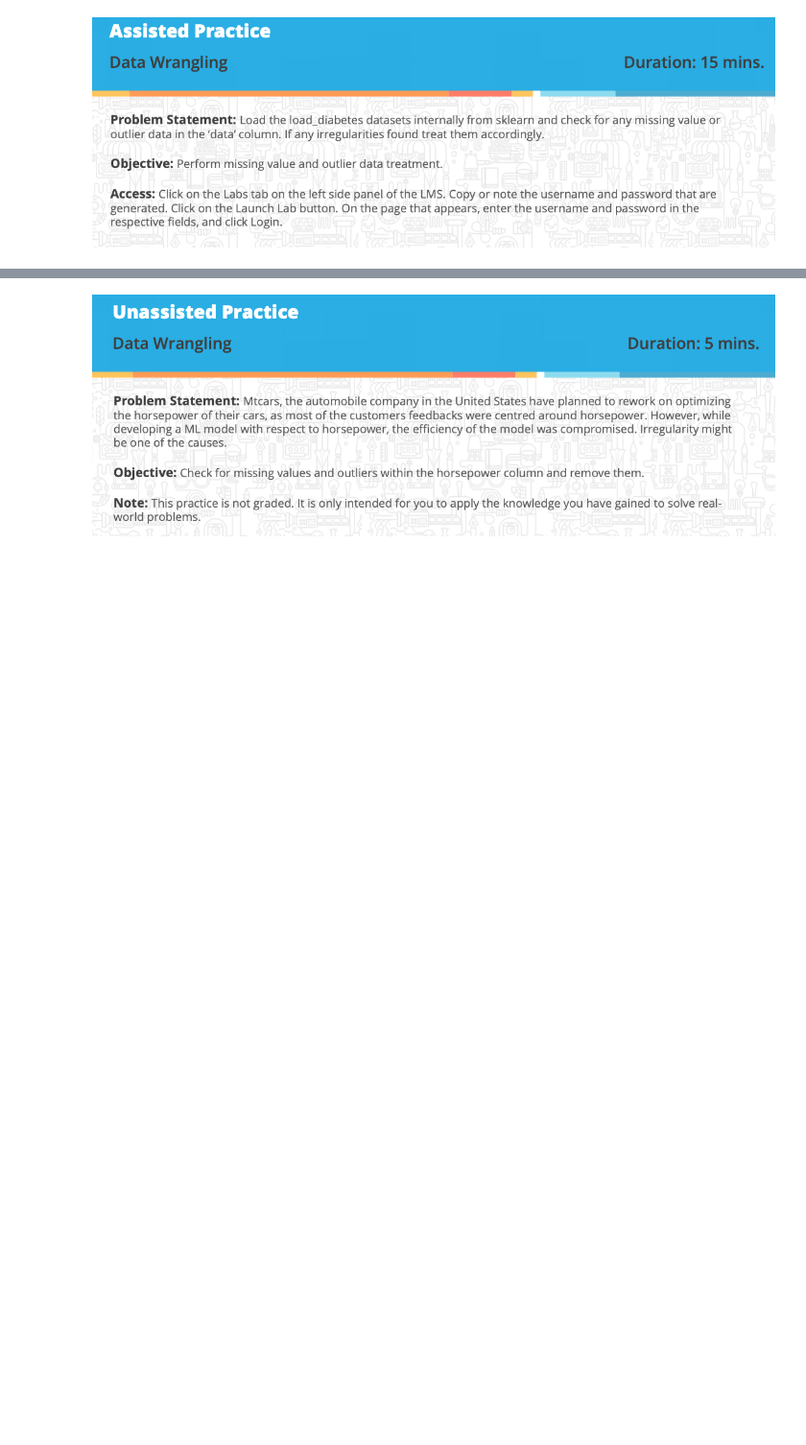
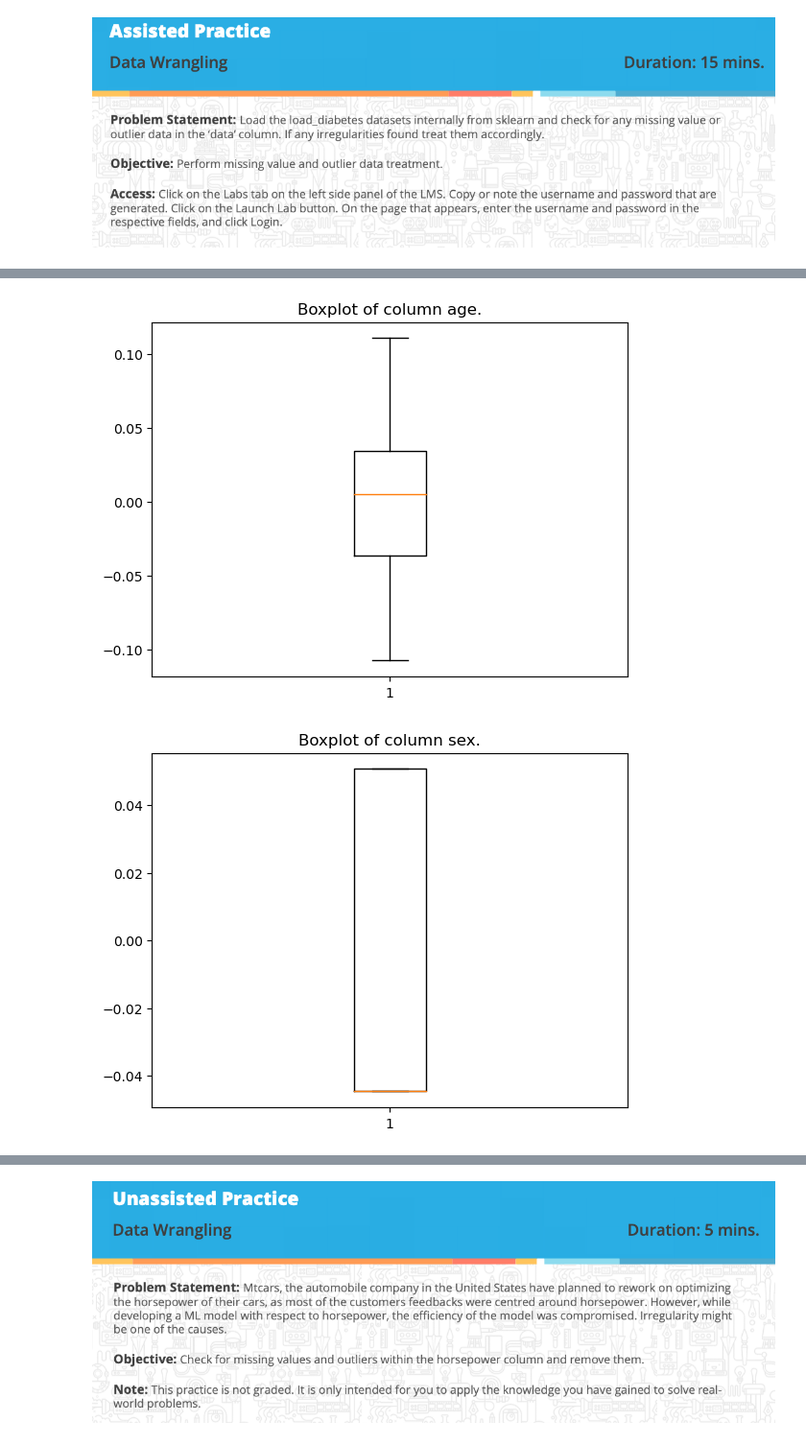
Before and after one commit to divpr24/Simplilearn_Machine_Learning_Exercise, a Jupyter notebook: Data Preprocessing.ipynb, the cells around one changed output, grey strips where cells are left out. Shown at 96% size. Saved outputs shown, nothing was run; the diff lists cells and outputs as text; code cells hidden in the pictures; blank space fills up the shorter version.

```diff
--- a/Data Preprocessing.ipynb
+++ b/Data Preprocessing.ipynb
@@ -197,0 +348,39 @@ sns.heatmap(data = df.corr(), annot = True, square = True)
+# %%
+#Treat outlier on bmi, s1,s2, s3,s4, s5,s6 columns.
+Q1 = data['bmi'].quantile(0.25)
+Q3 = data['bmi'].quantile(0.75)
+IQR = Q3 - Q1
+data = data.query('(@Q1 - 1.5 * @IQR) <= bmi <=(@Q3 + 1.5 * @IQR)')
+Q1 = data['s1'].quantile(0.25)
+Q3 = data['s1'].quantile(0.75)
+IQR = Q3 - Q1
+data = data.query('(@Q1 - 1.5 * @IQR) <= s1 <=(@Q3 + 1.5 * @IQR)')
+Q1 = data['s2'].quantile(0.25)
+Q3 = data['s2'].quantile(0.75)
+IQR = Q3 - Q1
+data = data.query('(@Q1 - 1.5 * @IQR) <= s2 <=(@Q3 + 1.5 * @IQR)')
+Q1 = data['s3'].quantile(0.25)
+Q3 = data['s3'].quantile(0.75)
+IQR = Q3 - Q1
+data = data.query('(@Q1 - 1.5 * @IQR) <= s3 <=(@Q3 + 1.5 * @IQR)')
+Q1 = data['s4'].quantile(0.25)
+Q3 = data['s4'].quantile(0.75)
+IQR = Q3 - Q1
+data = data.query('(@Q1 - 1.5 * @IQR) <= s4 <=(@Q3 + 1.5 * @IQR)')
+Q1 = data['s5'].quantile(0.25)
+Q3 = data['s5'].quantile(0.75)
+IQR = Q3 - Q1
+data = data.query('(@Q1 - 1.5 * @IQR) <= s5 <=(@Q3 + 1.5 * @IQR)')
+Q1 = data['s6'].quantile(0.25)
+Q3 = data['s6'].quantile(0.75)
+IQR = Q3 - Q1
+data = data.query('(@Q1 - 1.5 * @IQR) <= s6 <=(@Q3 + 1.5 * @IQR)')
+# %%
+#Check for oultilers in all the columns.
+for col in data.columns:
+    plt.boxplot(data[col])
+    plt.title("Boxplot of column {}.".format(col))
+    plt.show()
+# %% [output]
+[figure, added]
+[figure, added]
```
Also changed, not shown: parts of 39 cells of this notebook.
